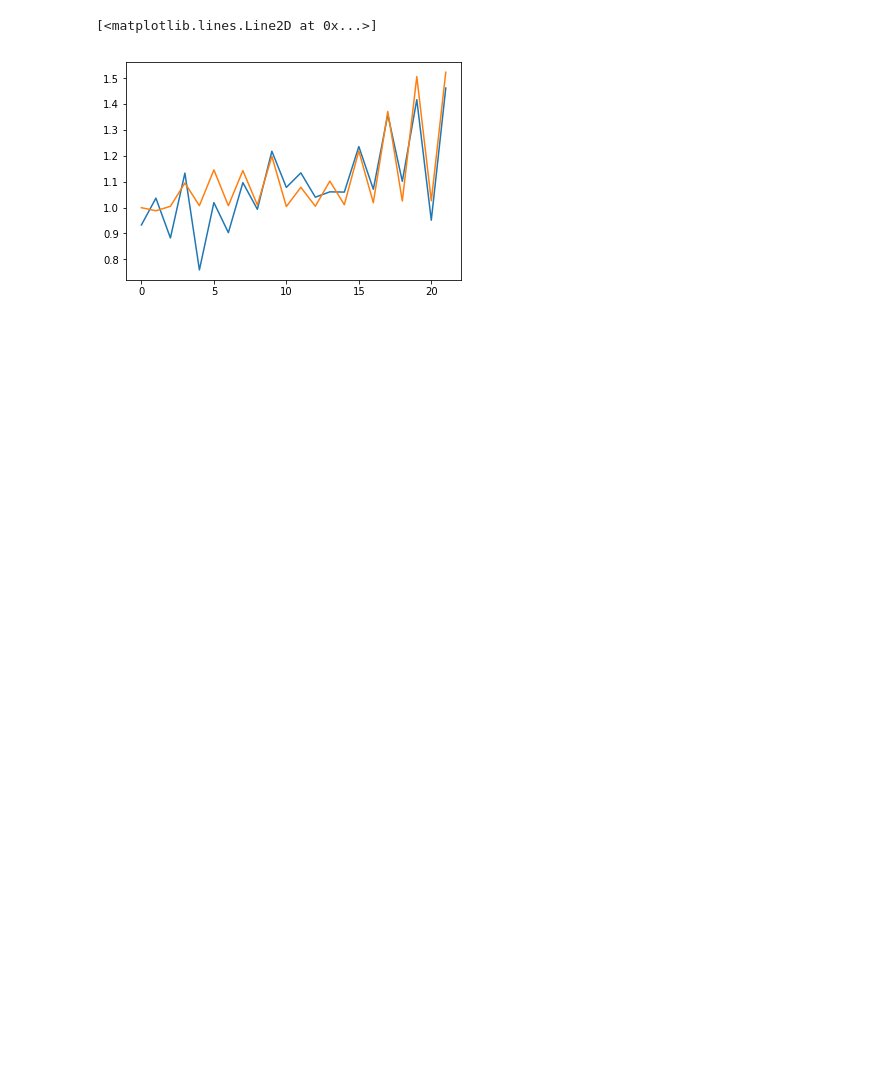
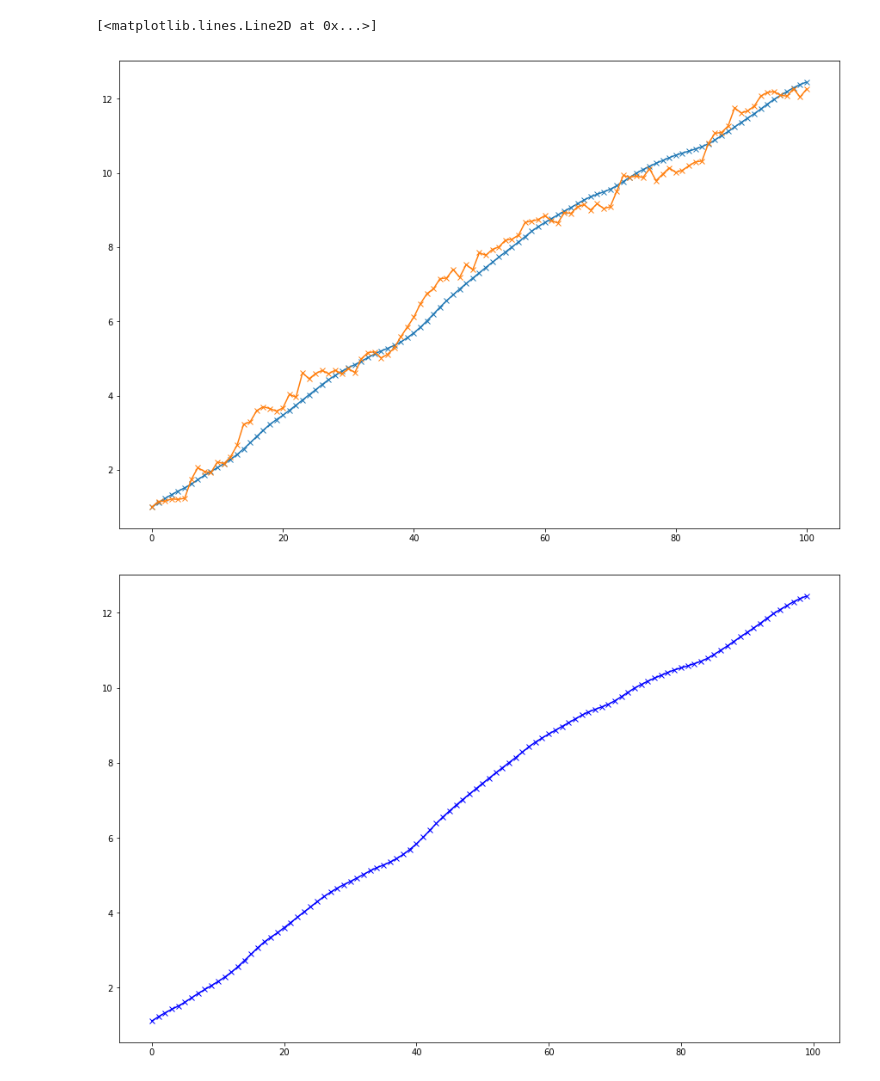
Before and after one commit to DavisCooper/pdmm-pgms, a Jupyter notebook: PDMM-Kalman.ipynb, the cells around one changed output. Cells and saved outputs as stored; diff of their text form; code cells hidden in the pictures; blank space fills up the shorter version.

Commit message:
Kalman filter implemented

```diff
--- a/PDMM-Kalman.ipynb
+++ b/PDMM-Kalman.ipynb
@@ -58,21 +72,34 @@ def ml_cost(z,u):
 # %%
 # Run kalman simulation
 for i in range(N):
-    u = normal(0,s_p,1).T
-    v = multivariate_normal(np.zeros(M),R).T
+
+    z_prior = dot(A,z_post)
+    P_prior = dot(A,dot(P_post,A.T)) + Q
+
+    u = normal(0,s_p)
+    v = normal(0,s_m)
     z = np.dot(A,z) + np.dot(B,u)
     y = np.dot(C,z) + v
 
+    #Perform Kalman filtering, General equation needed for numerical stability
+    K_int = 1/(dot(C,dot(P_prior,C.T)) + R )
+    K = dot(P_prior,K_int*C.T)
+    z_post = z_prior + dot(K,(y - dot(C,z_prior)))
+    P_int = np.eye(2) - dot(L,C)
+    P_post = dot(dot(P_int,P_prior),P_int.T) + dot(K,dot(R,K.T))
+
+    #add new information to history
     Z = np.append(Z,z,axis=1)
+    Z_post = np.append(Z_post,z_post,axis=1)
     U = np.append(U,u)
     Y = np.append(Y,y)
-
-    #perform PDMM estimation
-#     z_new, ml_gradient_desc()
-    #perform Kalman estimation
-# %%
-plt.plot(Y)
-plt.plot(Z[1,:])
-# %% [output]
-[<matplotlib.lines.Line2D at 0x...>]
-[figure, removed]
+# %%
+plt.figure(figsize=(15,10))
+plt.plot(Z[0,:],'x-')
+plt.plot(Z_post[0,:],'x-')
+plt.figure(figsize=(15,10))
+plt.plot(Z[0,1:],'bx-')
+# %% [output]
+[<matplotlib.lines.Line2D at 0x...>]
+[figure, added]
+[figure, added]
```
Also changed, not shown: parts of 2 cells of this notebook.
